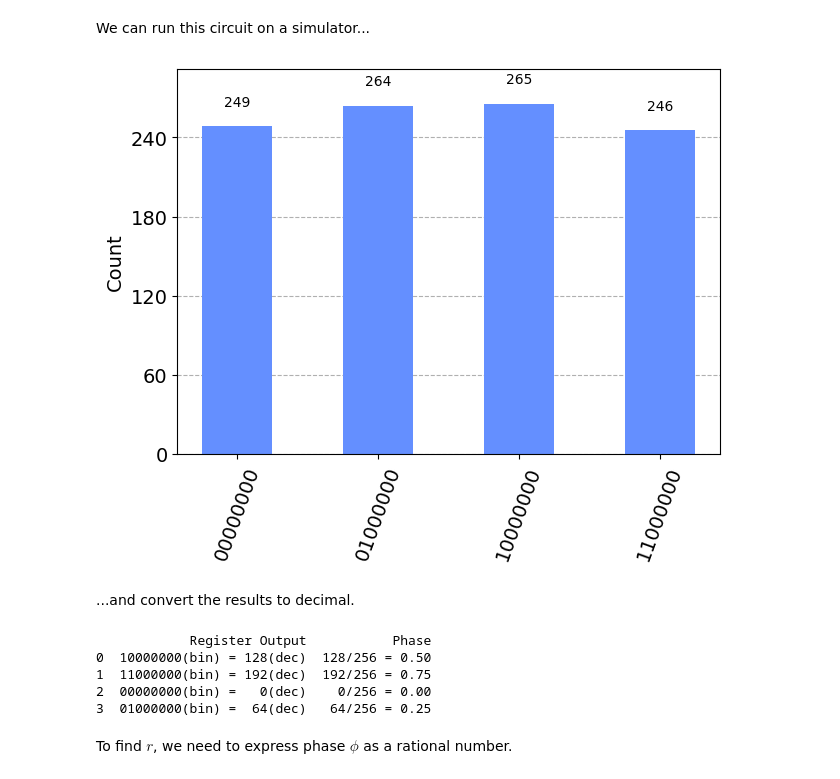
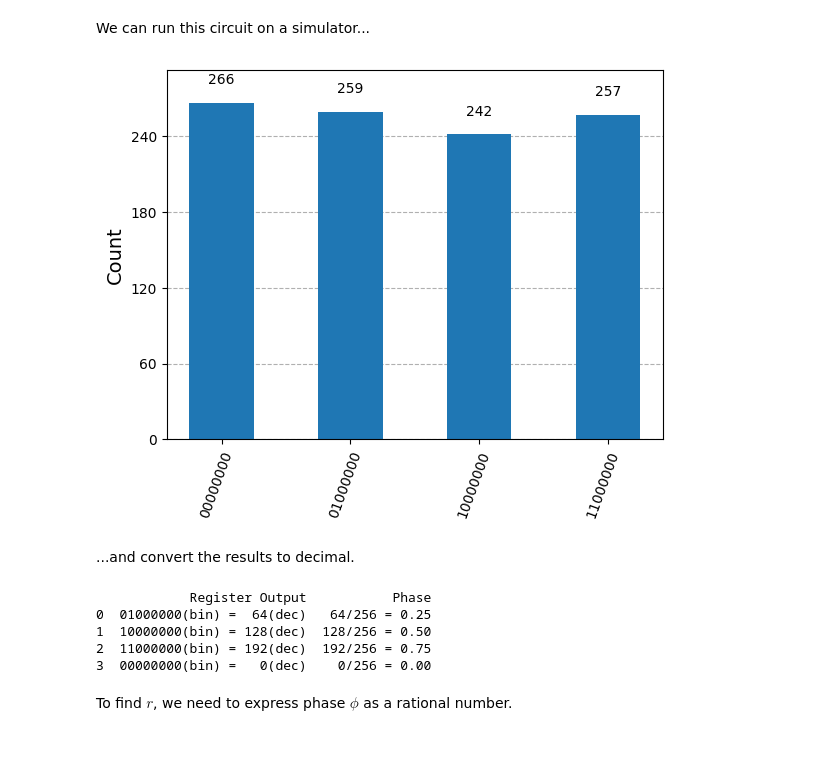
Before and after one commit to philipparubin/HNCDI-Explain-Fundamentals-of-QC, a Jupyter notebook: shor-tutorial-solution.ipynb, the cells around one changed output. Cells and saved outputs as stored; diff of their text form; code cells hidden in the pictures; blank space fills up the shorter version.

```diff
--- a/shor-tutorial-solution.ipynb
+++ b/shor-tutorial-solution.ipynb
@@ -360,18 +422,20 @@ qc.draw(fold=-1)
 # %% [markdown]
 We can run this circuit on a simulator...
-# %%
-aer_sim = Aer.get_backend('aer_simulator')
-t_qc = transpile(qc, aer_sim)
-counts = aer_sim.run(t_qc).result().get_counts()
-plot_histogram(counts)
-# %% [output]
-[figure, removed]
+# %%
+sim = AerSimulator()
+sampler = SamplerV2()
+t_circ = transpile(qc, sim)
+results = sampler.run([t_circ]).result()
+answer = results[0].data.c.get_counts()
+plot_histogram(answer)
+# %% [output]
+[figure, added]
 # %% [markdown]
 ...and convert the results to decimal.
 # %%
 rows, measured_phases = [], []
 
-for output in counts:
+for output in answer:
     decimal = int(output, 2)  # Convert (base 2) string to decimal
     phase = decimal/(2**N_COUNT)  # Find corresponding eigenvalue
     measured_phases.append(phase)
@@ -385,10 +449,10 @@ df = pd.DataFrame(rows, columns=headers)
 print(df)
 # %% [output]
             Register Output           Phase
-0  10000000(bin) = 128(dec)  128/256 = 0.50
-1  11000000(bin) = 192(dec)  192/256 = 0.75
-2  00000000(bin) =   0(dec)    0/256 = 0.00
-3  01000000(bin) =  64(dec)   64/256 = 0.25
+0  01000000(bin) =  64(dec)   64/256 = 0.25
+1  10000000(bin) = 128(dec)  128/256 = 0.50
+2  11000000(bin) = 192(dec)  192/256 = 0.75
+3  00000000(bin) =   0(dec)    0/256 = 0.00
 # %% [markdown]
 To find $r$, we need to express phase $\phi$ as a rational number.
 # %%
```
Also changed, not shown: parts of 11 cells of this notebook, 1 other file.
